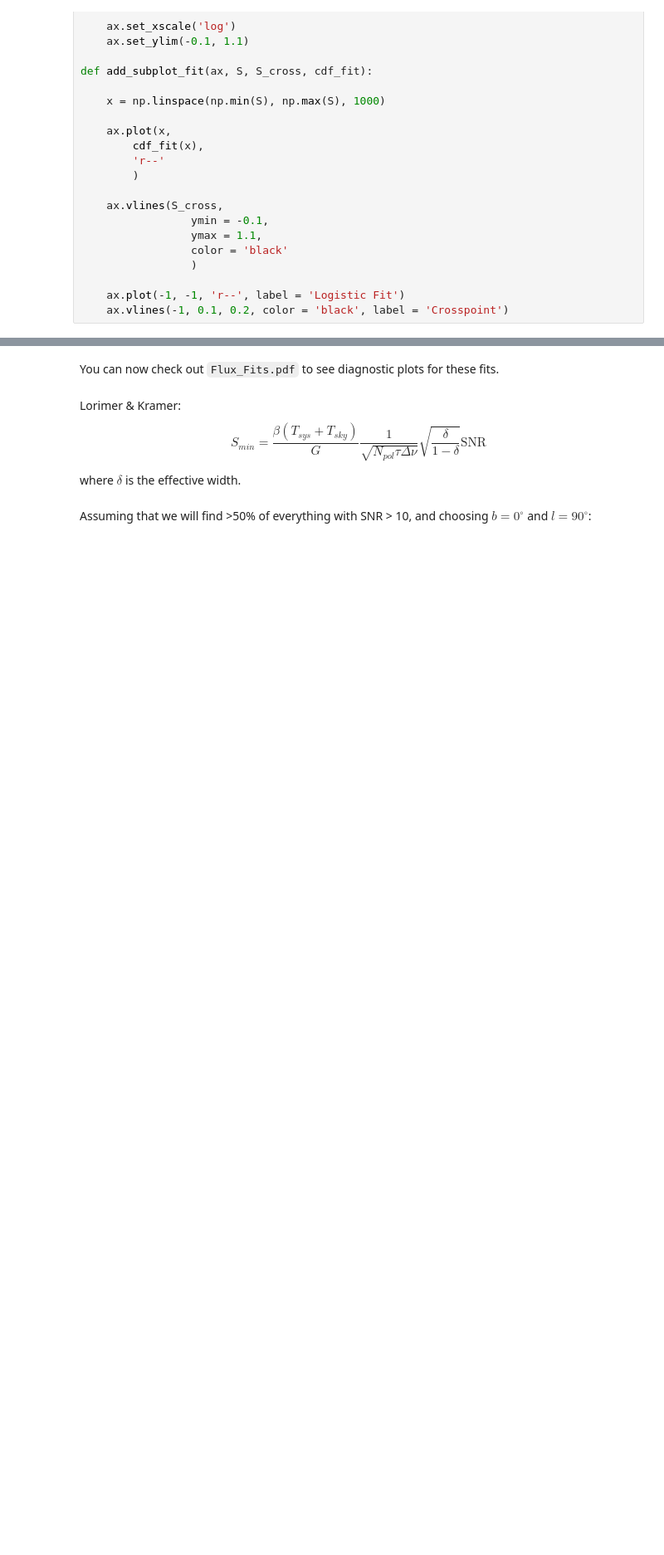
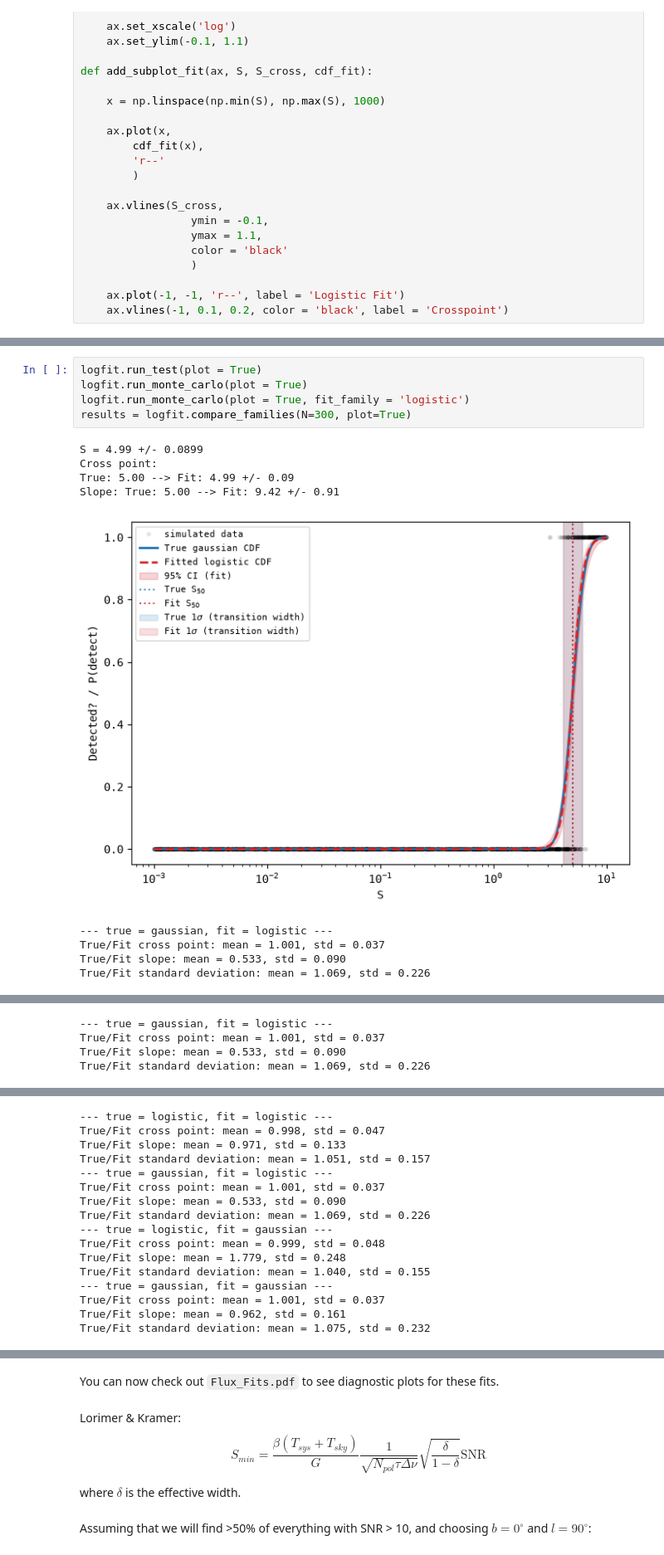
Before and after one commit to chime-sps/Transmissivity, a Jupyter notebook: results/sensitivity_dropoff.ipynb, the cells around one changed output, grey strips where cells are left out. Shown at 83% size. Saved outputs shown, nothing was run; the diff lists cells and outputs as text; blank space fills up the shorter version.

```diff
--- a/results/sensitivity_dropoff.ipynb
+++ b/results/sensitivity_dropoff.ipynb
@@ -262,0 +336,15 @@ Cold 61.0-day stack: 0 samples.
+# %%
+logfit.run_test(plot = True)
+logfit.run_monte_carlo(plot = True)
+logfit.run_monte_carlo(plot = True, fit_family = 'logistic')
+results = logfit.compare_families(N=300, plot=True)
+# %% [output]
+S = 4.99 +/- 0.0899
+Cross point:
+True: 5.00 --> Fit: 4.99 +/- 0.09
+Slope: True: 5.00 --> Fit: 9.42 +/- 0.91
+[figure, added]
+--- true = gaussian, fit = logistic ---
+True/Fit cross point: mean = 1.001, std = 0.037
+True/Fit slope: mean = 0.533, std = 0.090
+True/Fit standard deviation: mean = 1.069, std = 0.226
@@ -262,0 +352,4 @@ Cold 61.0-day stack: 0 samples.
+--- true = gaussian, fit = logistic ---
+True/Fit cross point: mean = 1.001, std = 0.037
+True/Fit slope: mean = 0.533, std = 0.090
+True/Fit standard deviation: mean = 1.069, std = 0.226
@@ -262,0 +357,16 @@ Cold 61.0-day stack: 0 samples.
+--- true = logistic, fit = logistic ---
+True/Fit cross point: mean = 0.998, std = 0.047
+True/Fit slope: mean = 0.971, std = 0.133
+True/Fit standard deviation: mean = 1.051, std = 0.157
+--- true = gaussian, fit = logistic ---
+True/Fit cross point: mean = 1.001, std = 0.037
+True/Fit slope: mean = 0.533, std = 0.090
+True/Fit standard deviation: mean = 1.069, std = 0.226
+--- true = logistic, fit = gaussian ---
+True/Fit cross point: mean = 0.999, std = 0.048
+True/Fit slope: mean = 1.779, std = 0.248
+True/Fit standard deviation: mean = 1.040, std = 0.155
+--- true = gaussian, fit = gaussian ---
+True/Fit cross point: mean = 1.001, std = 0.037
+True/Fit slope: mean = 0.962, std = 0.161
+True/Fit standard deviation: mean = 1.075, std = 0.232
```
Also changed, not shown: parts of 10 cells of this notebook, 1 other file.
